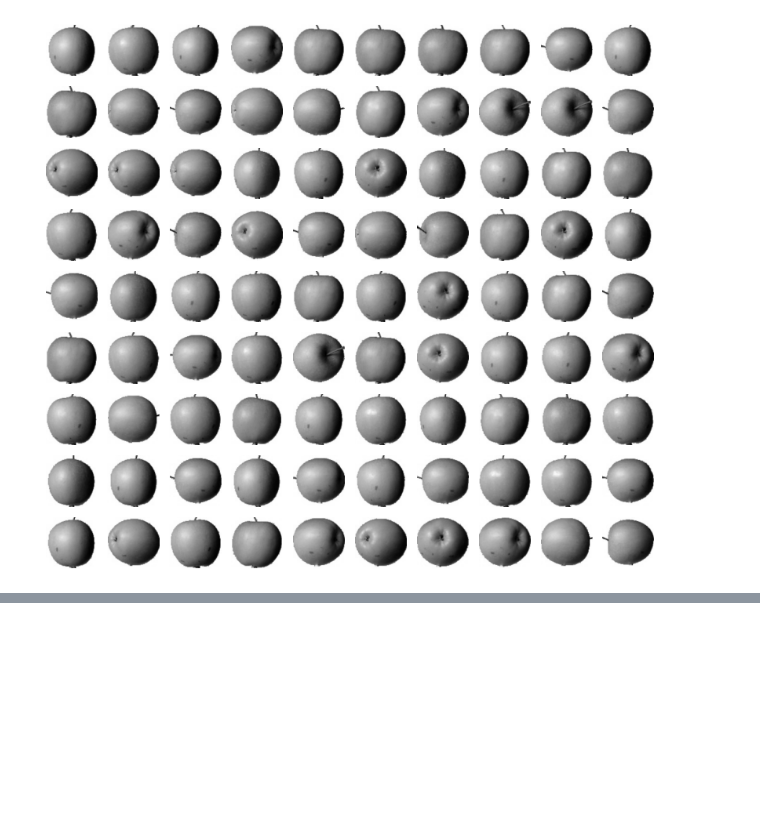
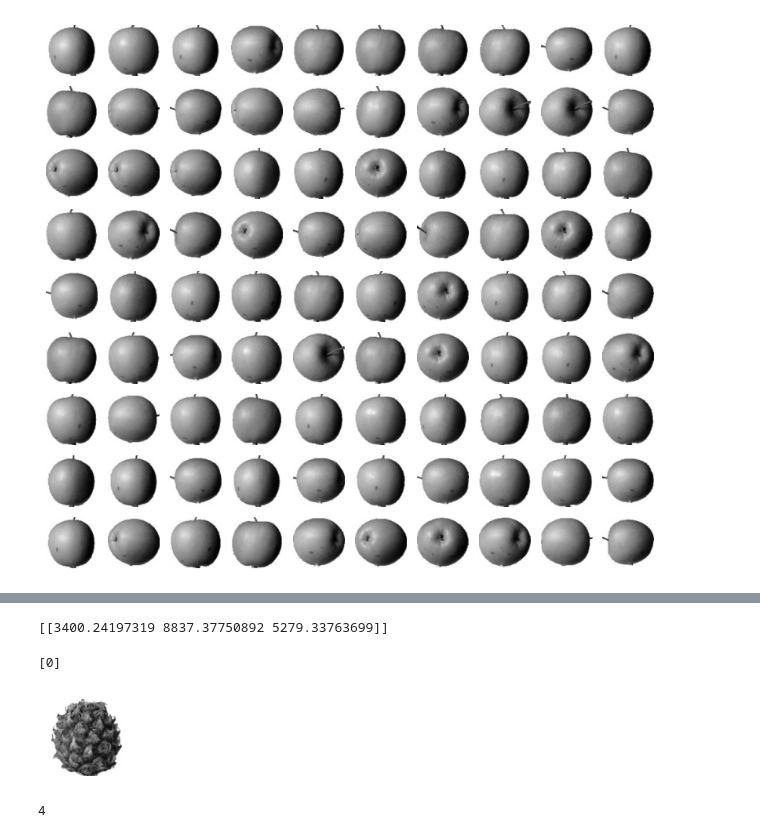
Before and after one commit to Junha9/AI, a Jupyter notebook: Self_Learning_ML_DL/Chapter_06_2.ipynb, the cells around one changed output, grey strips where cells are left out. Saved outputs shown, nothing was run; the diff lists cells and outputs as text; code cells hidden in the pictures; blank space fills up the shorter version.

```diff
--- a/Self_Learning_ML_DL/Chapter_06_2.ipynb
+++ b/Self_Learning_ML_DL/Chapter_06_2.ipynb
@@ -67,0 +73,21 @@ draw_fruits(fruits[km.labels_==2])
+# %%
+# KMeans class provide transform method which returns the numpy array of distance from each cluster centers.
+# Let's see the distance for the 100th sample.
+print(km.transform(fruits_2d[100:101]))
+# %% [output]
+[[3400.24197319 8837.37750892 5279.33763699]]
+# %%
+# Kmeans also provide predict class. the distance for the first cluster is the smallest, so it might be the first
+print(km.predict(fruits_2d[100:101]))
+# %% [output]
+[0]
+# %%
+# The first cluster was pineapple. let's draw to check.
+draw_fruits(fruits[100:101])
+# %% [output]
+[figure, added]
+# %%
+# KMeans stores the number of iteration to find the optimal cluster centers in n_iter_ property
+print(km.n_iter_)
+# %% [output]
+4
```
Also changed, not shown: parts of 2 cells of this notebook.
